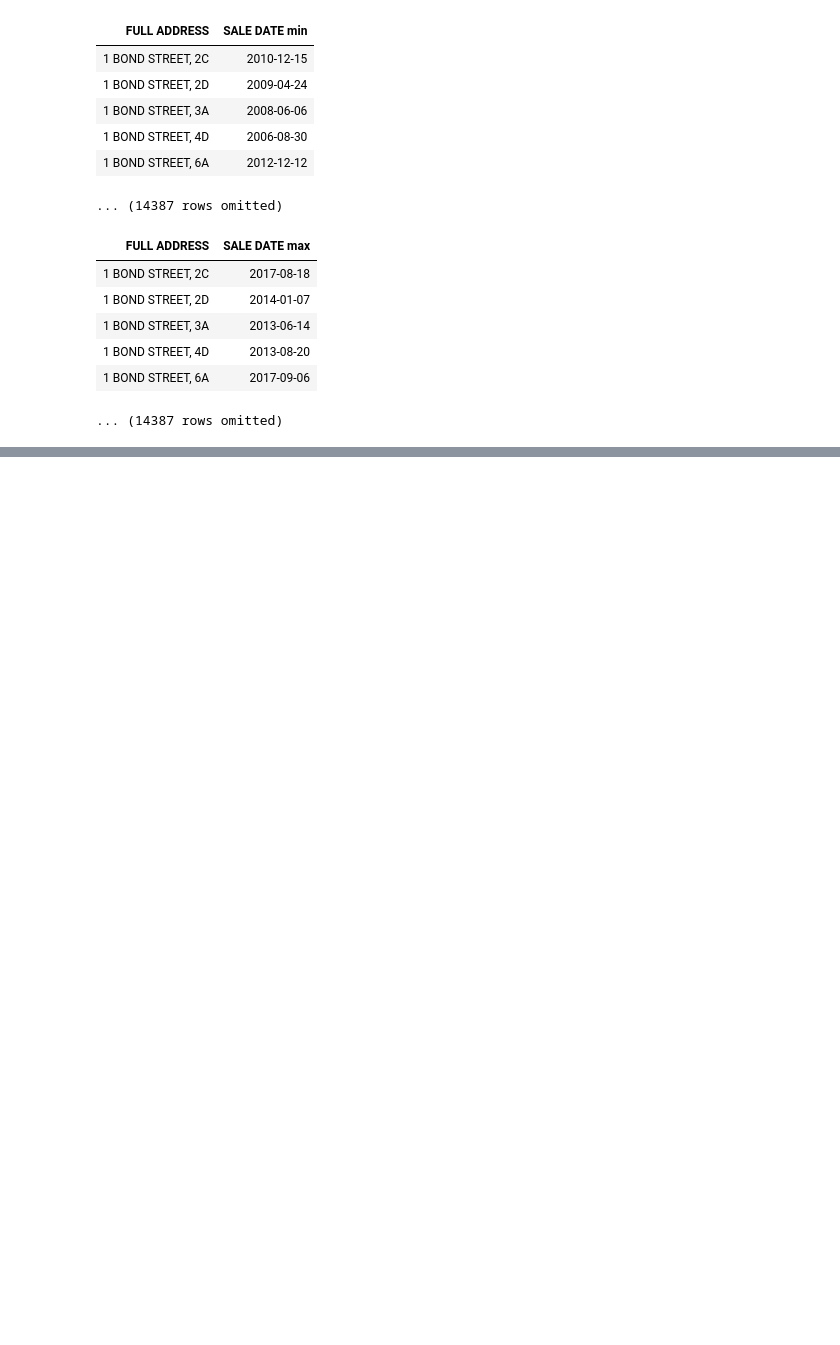
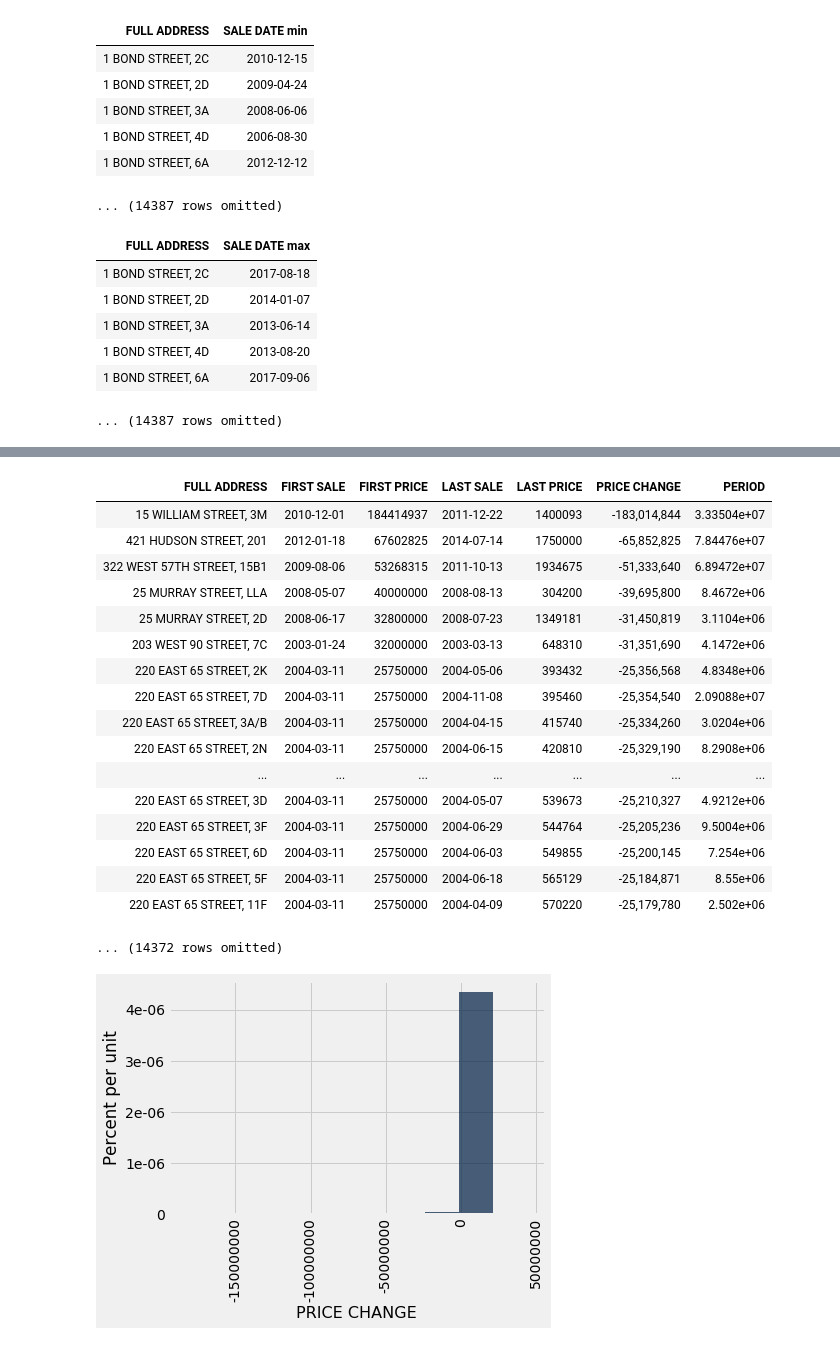
Before and after one commit to somya/nyc_apt_price_predictor, a Jupyter notebook: 02 Data Clean up.ipynb, the cells around one changed output, grey strips where cells are left out. Cells and saved outputs as stored; diff of their text form; code cells hidden in the pictures; blank space fills up the shorter version.

```diff
--- a/02 Data Clean up.ipynb
+++ b/02 Data Clean up.ipynb
@@ -272,0 +280,13 @@ first_sale_dates.where('FULL ADDRESS', are.containing('201 WEST 17TH STREET'))
+# %%
+# ok let's just take the corresponding min and max value to keep moving
+
+first_sale_dates = first_sale_dates.group([0,1], min)
+last_sale_dates = last_sale_dates.group([0,1], max)
+# %%
+# Relabel and join the 2 tables to create condo sales
+first_sale_dates = first_sale_dates.relabel(2, 'FIRST PRICE')
+last_sale_dates = last_sale_dates.relabel(2, 'LAST PRICE')
+
+
+condo_sales = first_sale_dates.join('FULL ADDRESS', last_sale_dates, 'FULL ADDRESS')
+condo_sales
@@ -272,0 +306,15 @@ first_sale_dates.where('FULL ADDRESS', are.containing('201 WEST 17TH STREET'))
+# %%
+# Set the date format for sale date
+
+condo_sales = condo_sales.set_format('FIRST SALE', DateFormatter('%Y-%m-%d')).set_format('LAST SALE', DateFormatter('%Y-%m-%d'))
+
+
+# condo_sales.select('FIRST SALE').apply(lambda str: datetime.strptime(str, '%Y-%m-%d'))
+# %%
+# Calculate Price Diffs
+
+price_diffs = condo_sales.column('LAST PRICE') - condo_sales.column('FIRST PRICE')
+date_diffs = condo_sales.column('LAST SALE') - condo_sales.column('FIRST SALE')
+
+condo_sales = condo_sales.with_column( "PRICE CHANGE", price_diffs, "PERIOD", date_diffs)
+condo_sales.set_format('PRICE CHANGE', NumberFormatter())
@@ -272,0 +363,24 @@ first_sale_dates.where('FULL ADDRESS', are.containing('201 WEST 17TH STREET'))
+# %%
+condo_sales.sort('PRICE CHANGE').show(20)
+
+condo_sales.select('PRICE CHANGE').hist()
+# %% [output]
+| FULL ADDRESS | FIRST SALE | FIRST PRICE | LAST SALE | LAST PRICE | PRICE CHANGE | PERIOD |
+| 15 WILLIAM STREET, 3M | 2010-12-01 | 184414937 | 2011-12-22 | 1400093 | -183,014,844 | 3.33504e+07 |
+| 421 HUDSON STREET, 201 | 2012-01-18 | 67602825 | 2014-07-14 | 1750000 | -65,852,825 | 7.84476e+07 |
+| 322 WEST 57TH STREET, 15B1 | 2009-08-06 | 53268315 | 2011-10-13 | 1934675 | -51,333,640 | 6.89472e+07 |
+| 25 MURRAY STREET, LLA | 2008-05-07 | 40000000 | 2008-08-13 | 304200 | -39,695,800 | 8.4672e+06 |
+| 25 MURRAY STREET, 2D | 2008-06-17 | 32800000 | 2008-07-23 | 1349181 | -31,450,819 | 3.1104e+06 |
+| 203 WEST 90 STREET, 7C | 2003-01-24 | 32000000 | 2003-03-13 | 648310 | -31,351,690 | 4.1472e+06 |
+| 220 EAST 65 STREET, 2K | 2004-03-11 | 25750000 | 2004-05-06 | 393432 | -25,356,568 | 4.8348e+06 |
+| 220 EAST 65 STREET, 7D | 2004-03-11 | 25750000 | 2004-11-08 | 395460 | -25,354,540 | 2.09088e+07 |
+| 220 EAST 65 STREET, 3A/B | 2004-03-11 | 25750000 | 2004-04-15 | 415740 | -25,334,260 | 3.0204e+06 |
+| 220 EAST 65 STREET, 2N | 2004-03-11 | 25750000 | 2004-06-15 | 420810 | -25,329,190 | 8.2908e+06 |
+| ... | ... | ... | ... | ... | ... | ... |
+| 220 EAST 65 STREET, 3D | 2004-03-11 | 25750000 | 2004-05-07 | 539673 | -25,210,327 | 4.9212e+06 |
+| 220 EAST 65 STREET, 3F | 2004-03-11 | 25750000 | 2004-06-29 | 544764 | -25,205,236 | 9.5004e+06 |
+| 220 EAST 65 STREET, 6D | 2004-03-11 | 25750000 | 2004-06-03 | 549855 | -25,200,145 | 7.254e+06 |
+| 220 EAST 65 STREET, 5F | 2004-03-11 | 25750000 | 2004-06-18 | 565129 | -25,184,871 | 8.55e+06 |
+| 220 EAST 65 STREET, 11F | 2004-03-11 | 25750000 | 2004-04-09 | 570220 | -25,179,780 | 2.502e+06 |
+... (14372 rows omitted)
+[figure, added]
```
Also changed, not shown: parts of 14 cells of this notebook.
